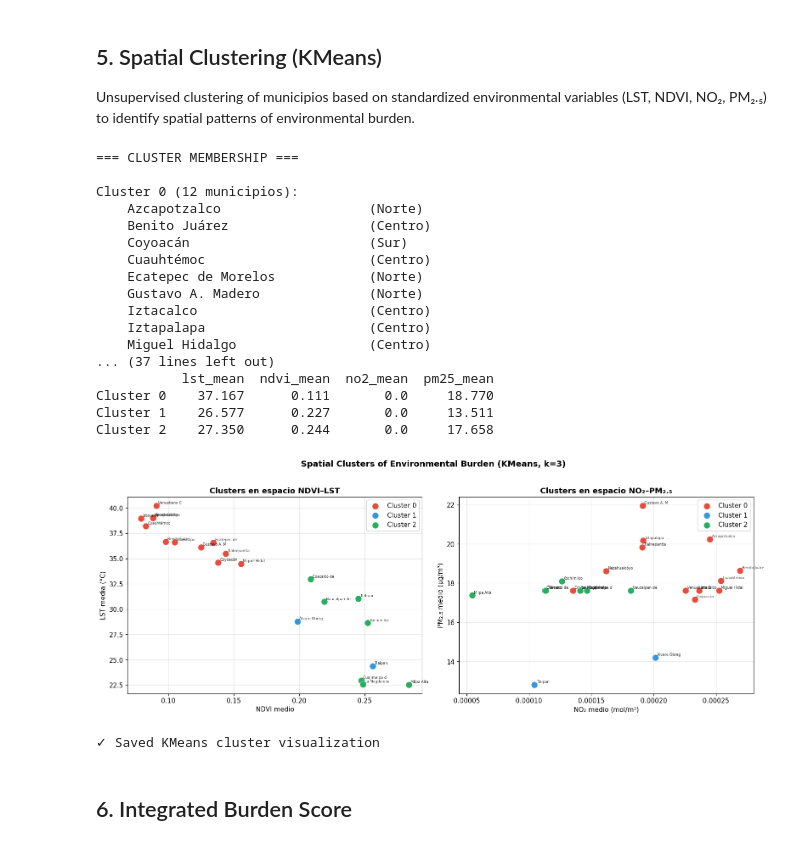
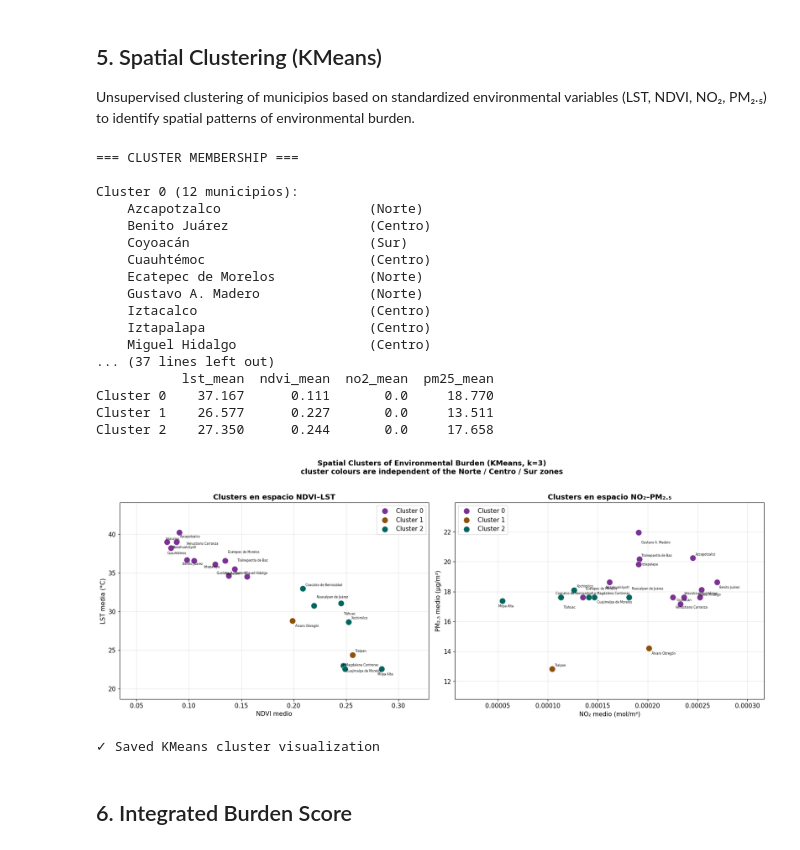
Before and after one commit to nellsdev/desigualdad_verde_cdmx, a Jupyter notebook: notebooks/07_analisis_estadistico.ipynb, the cells around one changed output. Cells and saved outputs as stored; diff of their text form; code cells hidden in the pictures.

```diff
--- a/notebooks/07_analisis_estadistico.ipynb
+++ b/notebooks/07_analisis_estadistico.ipynb
@@ -495,73 +516,120 @@ centroids.index = [f'Cluster {i}' for i in range(3)]
 print(centroids.round(3))
 
 # Visualization
-cluster_colors_map = {0: '#E74C3C', 1: '#3498DB', 2: '#27AE60'}
+# The cluster palette deliberately avoids red / orange / green, which mean
+# Norte / Centro / Sur everywhere else in this project.
+cluster_colors_map = {0: '#7B3294', 1: '#8C510A', 2: '#01665E'}
 
-fig, axes = plt.subplots(1, 2, figsize=(16, 6))
+
+def repel_labels(ax, xs, ys, labels, fontsize=5.5, iters=900, step=1.15):
+    """Annotate points, then push overlapping labels apart.
+
+    adjustText is not installed. Labels start at staggered offsets and are
+    pushed in opposite directions along the line joining them, which spreads
+    them into free space instead of stacking them all downward.
+    """
+    seed_offsets = [(5, 5), (5, -11), (-7, 5), (-7, -11), (5, 14), (5, -20)]
+    texts = []
+    for k, (lab, x, y) in enumerate(zip(labels, xs, ys)):
+        texts.append(ax.annotate(lab, (x, y), fontsize=fontsize, alpha=0.95,
+                                 xytext=seed_offsets[k % len(seed_offsets)],
+                                 textcoords='offset points'))
+    try:
+        fig = ax.figure
+        for _ in range(iters):
+            fig.canvas.draw()
+            renderer = fig.canvas.get_renderer()
+            boxes = [t.get_window_extent(renderer=renderer) for t in texts]
+            moved = False
+            for i in range(len(texts)):
+                for j in range(i + 1, len(texts)):
+                    bi, bj = boxes[i], boxes[j]
+                    if not bi.overlaps(bj):
+                        continue
+                    ci = ((bi.x0 + bi.x1) / 2.0, (bi.y0 + bi.y1) / 2.0)
+                    cj = ((bj.x0 + bj.x1) / 2.0, (bj.y0 + bj.y1) / 2.0)
+                    dx, dy = cj[0] - ci[0], cj[1] - ci[1]
+                    norm = float(np.hypot(dx, dy))
+                    if norm < 1e-6:
+                        dx, dy, norm = 0.0, 1.0, 1.0
+                    ux, uy = dx / norm, dy / norm
+                    ai, aj = texts[i].xyann, texts[j].xyann
+                    texts[i].xyann = (ai[0] - step * ux, ai[1] - step * uy)
+                    texts[j].xyann = (aj[0] + step * ux, aj[1] + step * uy)
+                    moved = True
+            if not moved:
+                break
+    except Exception:
+        seed = [(5, 5), (5, -11), (-7, 5), (-7, -11), (5, 14), (5, -20)]
+        for k, t in enumerate(texts):
+            t.xyann = seed[k % len(seed)]
+    return texts
+
+
+fig, axes = plt.subplots(1, 2, figsize=(17, 6.5))
 
 # Panel 1: LST vs NDVI
 ax1 = axes[0]
 for cid in range(3):
-    sub = merged[merged['cluster']==cid]
+    sub = merged[merged['cluster'] == cid]
     ax1.scatter(sub['ndvi_mean'], sub['lst_mean'],
                 c=cluster_colors_map[cid], s=120,
                 edgecolors='white', linewidth=0.5,
                 label=f'Cluster {cid}', zorder=3)
-    for _, row in sub.iterrows():
-        ax1.annotate(row['NOM_MUN'][:12],
-                     (row['ndvi_mean'], row['lst_mean']),
-                     fontsize=6, alpha=0.8,
-                     xytext=(3, 3), textcoords='offset points')
+for cid in range(3):
+    sub = merged[merged['cluster'] == cid]
+    repel_labels(ax1, sub['ndvi_mean'], sub['lst_mean'], sub['NOM_MUN'])
 ax1.set_xlabel('NDVI medio')
-ax1.set_ylabel('LST media (°C)')
-ax1.set_title('Clusters en espacio NDVI–LST', fontweight='bold')
-ax1.legend()
+ax1.set_ylabel('LST media (\u00b0C)')
+ax1.set_title('Clusters en espacio NDVI\u2013LST', fontweight='bold')
+ax1.margins(0.22)
+ax1.legend(loc='upper right')          # top-right of this panel is empty
 ax1.grid(alpha=0.3)
 
 # Panel 2: NO2 vs PM2.5
 ax2 = axes[1]
 for cid in range(3):
-    sub = merged[merged['cluster']==cid]
+    sub = merged[merged['cluster'] == cid]
     ax2.scatter(sub['no2_mean'], sub['pm25_mean'],
                 c=cluster_colors_map[cid], s=120,
                 edgecolors='white', linewidth=0.5,
                 label=f'Cluster {cid}', zorder=3)
-    for _, row in sub.iterrows():
-        ax2.annotate(row['NOM_MUN'][:12],
-                     (row['no2_mean'], row['pm25_mean']),
-                     fontsize=6, alpha=0.8,
-                     xytext=(3, 3), textcoords='offset points')
-ax2.set_xlabel('NO₂ medio (mol/m²)')
-ax2.set_ylabel('PM₂.₅ medio (µg/m³)')
-ax2.set_title('Clusters en espacio NO₂–PM₂.₅', fontweight='bold')
-ax2.legend()
+for cid in range(3):
+    sub = merged[merged['cluster'] == cid]
+    repel_labels(ax2, sub['no2_mean'], sub['pm25_mean'], sub['NOM_MUN'])
+ax2.set_xlabel('NO\u2082 medio (mol/m\u00b2)')
+ax2.set_ylabel('PM\u2082.\u2085 medio (\u00b5g/m\u00b3)')
+ax2.set_title('Clusters en espacio NO\u2082\u2013PM\u2082.\u2085', fontweight='bold')
+ax2.margins(0.22)
+ax2.legend(loc='upper left')
 ax2.grid(alpha=0.3)
 
-plt.suptitle('Spatial Clusters of Environmental Burden (KMeans, k=3)',
-             fontsize=14, fontweight='bold', y=1.02)
+plt.suptitle('Spatial Clusters of Environmental Burden (KMeans, k=3)\n'
+             'cluster colours are independent of the Norte / Centro / Sur zones',
+             fontsize=13, fontweight='bold', y=1.02)
 plt.tight_layout()
 plt.savefig(OUTPUTS / 'kmeans_clusters.png', dpi=150, bbox_inches='tight')
 plt.show()
-print('✓ Saved KMeans cluster visualization')
+print('\u2713 Saved KMeans cluster visualization')
 # %% [output]
 === CLUSTER MEMBERSHIP ===
 
 Cluster 0 (12 municipios):
     Azcapotzalco                   (Norte)
     Benito Juárez                  (Centro)
     Coyoacán                       (Sur)
     Cuauhtémoc                     (Centro)
     Ecatepec de Morelos            (Norte)
     Gustavo A. Madero              (Norte)
     Iztacalco                      (Centro)
     Iztapalapa                     (Centro)
     Miguel Hidalgo                 (Centro)
 ... (37 lines left out)
            lst_mean  ndvi_mean  no2_mean  pm25_mean
 Cluster 0    37.167      0.111       0.0     18.770
 Cluster 1    26.577      0.227       0.0     13.511
 Cluster 2    27.350      0.244       0.0     17.658
-[figure, old version]
+[figure, new version]
 ✓ Saved KMeans cluster visualization
 # %% [markdown]
 ## 6. Integrated Burden Score
```
Also changed, not shown: parts of 3 cells of this notebook, 13 other files.
